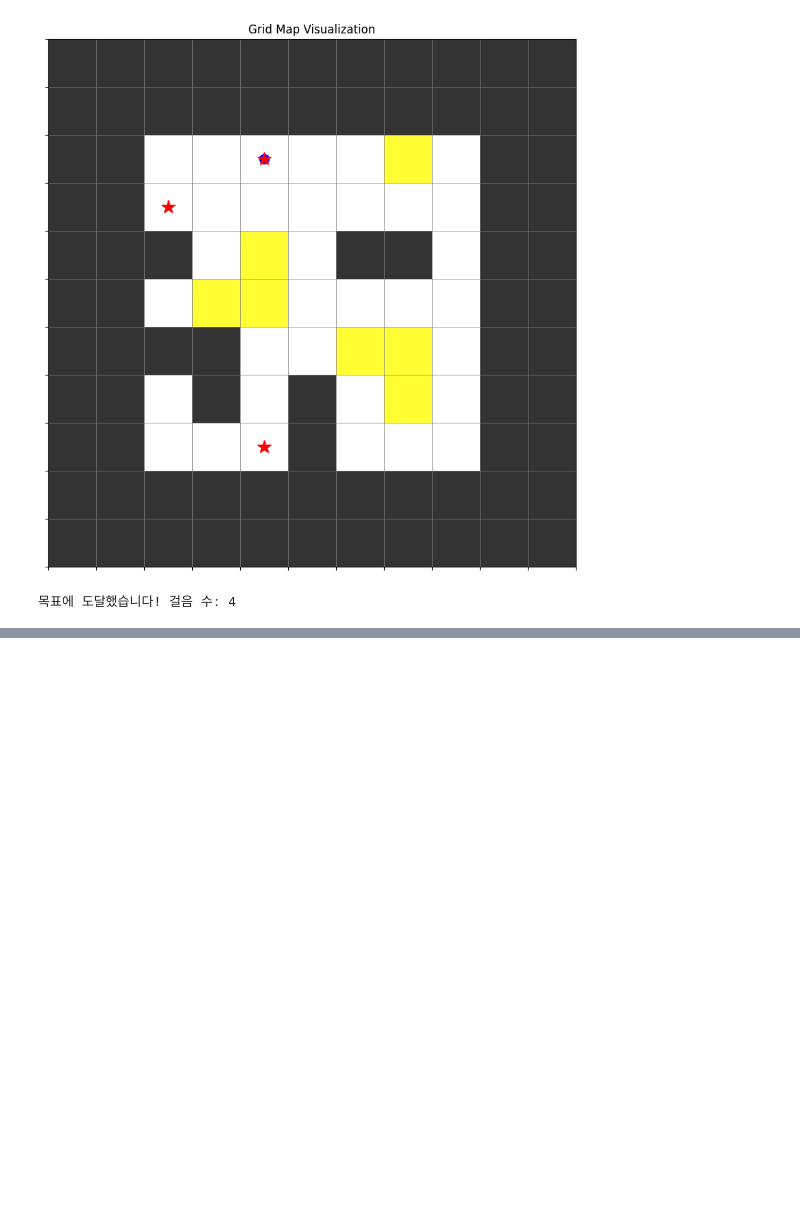
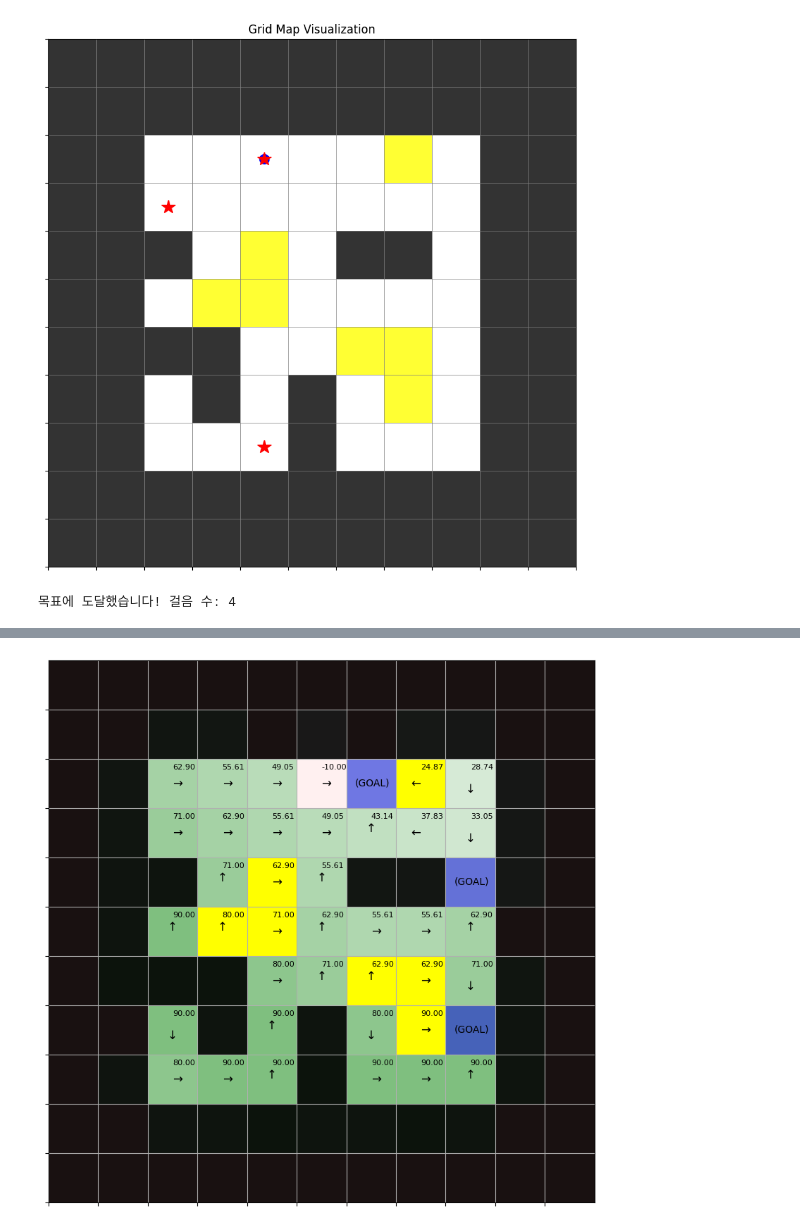
Before and after one commit to editdiary/RL-project_LV-GridNav, a Jupyter notebook: runs/PolicyIteration.ipynb, the cells around one changed output, grey strips where cells are left out. Drawn from its saved outputs; the diff is of its cells as text; code cells hidden in the pictures; blank space fills up the shorter version.

Commit message:
시나리오3 실행 추가

```diff
--- a/runs/PolicyIteration.ipynb
+++ b/runs/PolicyIteration.ipynb
@@ -222,0 +225,91 @@ Step 4: LEFT 방향으로 이동
+# %%
+import sys, os
+sys.path.append(os.path.abspath('..'))
+
+from environment.grid_map import GridMap
+from agent import Agent
+from scenarios.scenarios import ScenarioFactory
+from model.policy_iteration import PolicyIteration
+from visualize.grid_visualize import visualize_map
+import time
+
+def test_policy_iteration():
+    # 1. 환경 초기화
+    grid_map = GridMap(size=7, padding=2, seed=40)
+
+    # 2. 벽과 공사중인 경로 추가
+    grid_map.add_random_walls(num_walls=5)
+    grid_map.add_random_construction(num_construction=5)
+
+    # 3. 시나리오 생성 (임시로 시나리오3 고정)
+    scenario = ScenarioFactory.create_scenario(
+        scenario_type="시나리오3",
+        grid_map=grid_map,
+        agent_pos=grid_map.agent_pos
+    )
+    scenario.generate_goals()
+
+    # 4. Agent 초기화
+    agent = Agent(grid_map.agent_pos)
+
+    # 5. Policy Iteration 초기화 및 학습
+    policy_iteration = PolicyIteration(grid_map, scenario.goals)
+    print("정책 반복 알고리즘 학습 시작...")
+    start_time = time.time()
+    policy_iteration.train(visualize=False)  # 학습 중간 과정 시각화 비활성화
+    end_time = time.time()
+    print(f"학습 완료! 소요 시간: {end_time - start_time:.2f}초")
+
+    # 학습 완료 후 최종 상태 시각화
+    print("\n=== 학습된 정책 시각화 ===")
+    policy_iteration.visualizer.render(
+        V=policy_iteration.V,
+        policy=policy_iteration.policy,
+        print_value=True,
+        goals=scenario.goals
+    )
+
+    # 학습된 정책으로 Agent 이동 테스트
+    print("\n=== 학습된 정책으로 Agent 이동 테스트 ===")
+    max_steps = 100
+    step = 0
+    visited_goals = []  # 방문한 목표 지점을 추적하는 리스트
+
+    while step < max_steps:
+        # 현재 상태 시각화
+        visualize_map(grid_map, agent, goals=scenario.goals, scenario_type="시나리오3")
+
+        # 현재 위치가 목표 지점인지 확인하고 방문 기록
+        if agent.pos in scenario.goals and agent.pos not in visited_goals:
+            visited_goals.append(agent.pos)
+            print(f"\n목표 지점 {len(visited_goals)}/{len(scenario.goals)} 도달!")
+
+            # 모든 목표 지점을 방문했는지 확인
+            if len(visited_goals) == len(scenario.goals):
+                print(f"\n모든 목표 지점을 방문했습니다! 걸음 수: {step}")
+                break
+
+        # 학습된 정책에 따라 행동 선택
+        action = policy_iteration.get_action(agent.pos)
+        print(f"\nStep {step + 1}: {action.name} 방향으로 이동")
+
+        # Agent 이동
+        old_pos = agent.pos
+        new_pos = agent.move(action)
+        print(f"이전 위치: {old_pos}")
+        print(f"새로운 위치: {new_pos}")
+
+        # 같은 위치에 머무는 경우 (벽이나 공사중인 경로에 부딪힌 경우)
+        if old_pos == new_pos:
+            print("이동할 수 없는 위치입니다.")
+
+        step += 1
+        time.sleep(0.5)  # 시각화를 위한 대기
+
+    if step >= max_steps:
+        print("\n최대 걸음 수에 도달했습니다.")
+        print(f"방문한 목표 지점: {len(visited_goals)}/{len(scenario.goals)}")
+
+if __name__ == "__main__":
+    test_policy_iteration()
+# %% [output]
@@ -222,0 +321 @@ Step 4: LEFT 방향으로 이동
+[figure, added]
```
Also changed, not shown: parts of 3 cells of this notebook.
